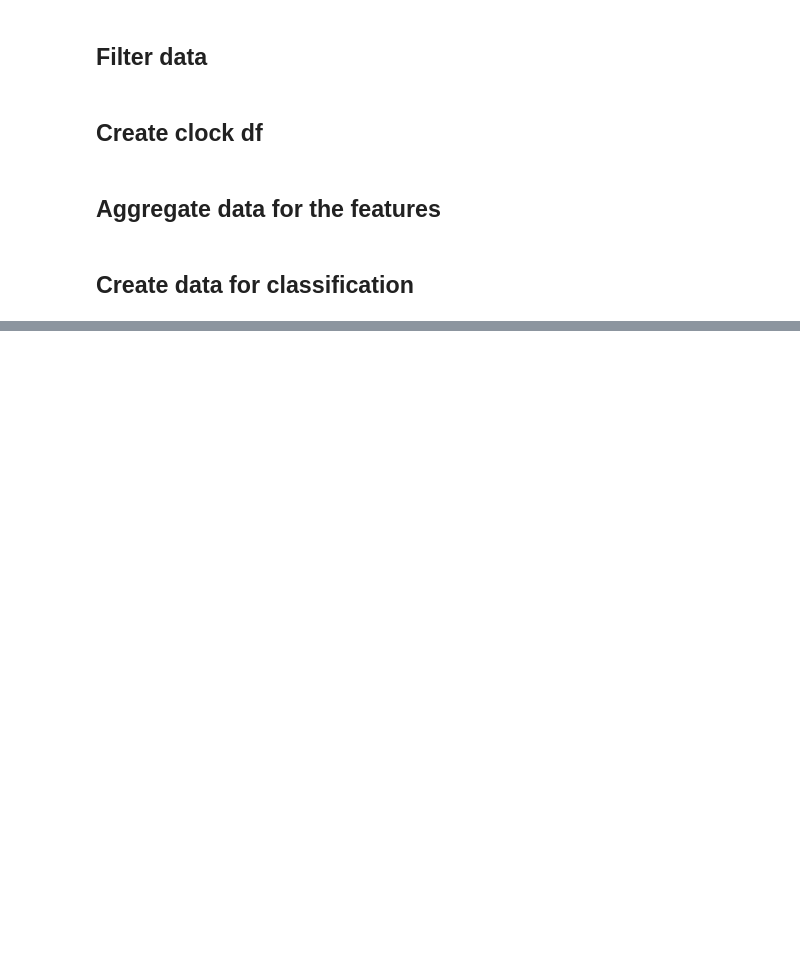
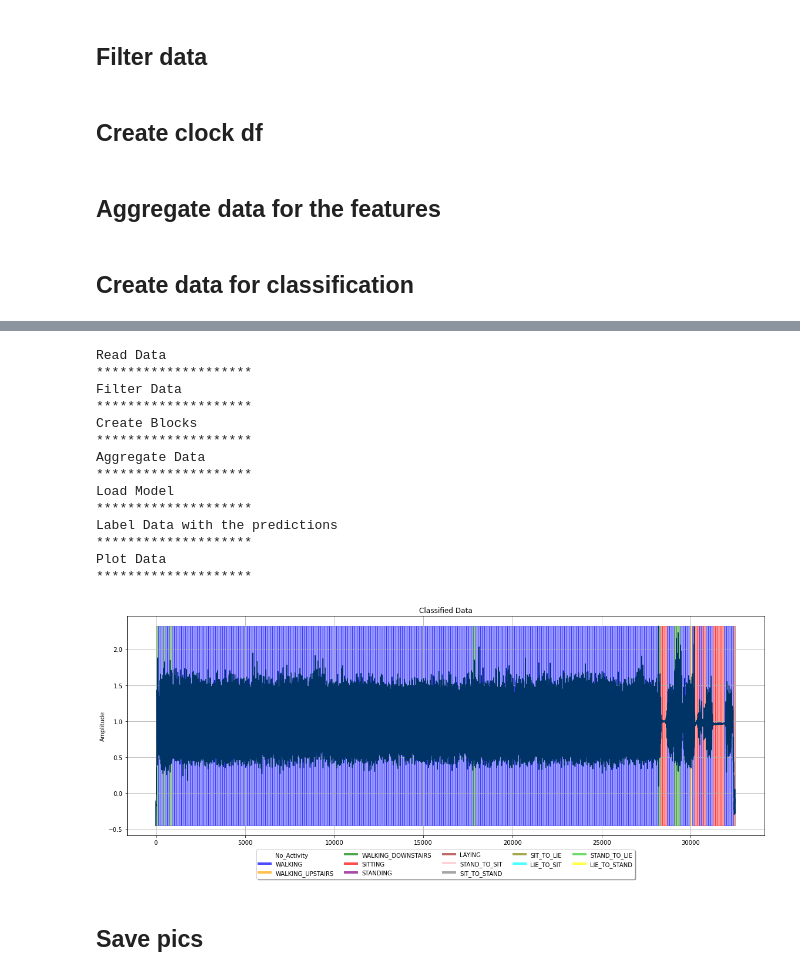
Before and after one commit to meszdav/human-activity-recognition, a Jupyter notebook: notebooks/Classify Activity.ipynb, the cells around one changed output, grey strips where cells are left out. Cells and saved outputs as stored; diff of their text form; code cells hidden in the pictures; blank space fills up the shorter version.

Commit message:
har_model_v09 with 97% accuracy, tested on real data

```diff
--- a/notebooks/Classify Activity.ipynb
+++ b/notebooks/Classify Activity.ipynb
@@ -64,2 +63,0 @@ def read_real_data():
-# %%
-df = read_test_data(1)
@@ -155,8 +135,6 @@ def create_block_df(df,window_size):
     df["block"] = df['flag'].cumsum()
 
     return df
-# %%
-df = create_block_df(df, 256)
 # %% [markdown]
 ## Aggregate data for the features
 # %%
@@ -371,8 +334,6 @@ def load_model(filename):
     # load the model from disk
     model = joblib.load(filename)
     return model
-# %%
-model = load_model("../models/har_model_v07.sav")
 # %%
 def classify(df,model):
 
@@ -407,5 +362,6 @@ labeled_agg_df = label_agg_df(agg_df,labels)
 # %%
-def plot_activity(labeled_df, labeled_agg_df, experiment = True, experiment_n = 2):
+def plot_activity(labeled_df, labeled_agg_df, experiment = True, experiment_n = 2,
+                  save = True, save_as = "../reports/plot.png"):
 
     plt.figure()
     ax=plt.subplot(2, 1, 1)
@@ -462,10 +418,9 @@ def plot_activity(labeled_df, labeled_agg_df, experiment = True, experiment_n =
         labeled_agg_df= labeled_agg_df[labeled_agg_df["experiment"] == experiment_n]
 
 
-        plt.figure()
         ax=plt.subplot(2, 1, 2)
         ax.plot(np.linspace(0,len(labeled_df["acc_x"]),len(labeled_df["acc_x"])),
-                            labeled_df["acc_x"], c="#003366")
+                            labeled_df["acc_x"], c="#003366");
         colors = {0: "white", 1:'blue',2:"orange",3:'green', 4:'red', 5:'purple', 6:'brown',
                   7:'pink',8: 'gray', 9:'olive', 10:'cyan', 11:'limegreen',12:'yellow'}
 
@@ -509,3 +464,8 @@ def plot_activity(labeled_df, labeled_agg_df, experiment = True, experiment_n =
         ax.set_ylabel("Amplitude")
         ax.set_title("Original Data")
         ax.grid()
+
+    if save:
+
+        plt.savefig(save_as)
+    plt.tight_layout()
@@ -523,0 +472,62 @@ array([0, 4, 4, 4, 4, 0, 0, 0, 0, 4, 4, 4, 5, 0, 0, 0, 0, 0, 6, 6, 6, 6,
+# %%
+#experiment = 7
+
+print("Read Data")
+print('*'*20)
+#df = read_test_data(experiment)
+
+df = read_real_data()
+
+print("Filter Data")
+print('*'*20)
+df = remake_df(df)
+
+print("Create Blocks")
+print('*'*20)
+df = create_block_df(df, 128)
+
+print("Aggregate Data")
+print('*'*20)
+agg_df = create_aggregated(df)
+
+fft_df = do_fft(df)
+
+fft_agg_df = create_aggregated_freq(fft_df)
+
+clf_data = create_clf_data(agg_df,fft_agg_df)
+
+clf_data = preprocess_data(clf_data)
+
+print("Load Model")
+print('*'*20)
+model = load_model("../models/har_model_v09.sav")
+
+print("Label Data with the predictions")
+print('*'*20)
+labels = classify(clf_data,model)
+
+labeled_df = label_original(df,labels,model)
+
+labeled_agg_df = label_agg_df(agg_df,labels)
+
+print("Plot Data")
+print('*'*20)
+plot_activity(labeled_df,labeled_agg_df, experiment=False, experiment_n = experiment)
+# %% [output]
+Read Data
+********************
+Filter Data
+********************
+Create Blocks
+********************
+Aggregate Data
+********************
+Load Model
+********************
+Label Data with the predictions
+********************
+Plot Data
+********************
+[figure, added]
+# %% [markdown]
+## Save pics
```
Also changed, not shown: parts of 15 cells of this notebook, 5 other files.
